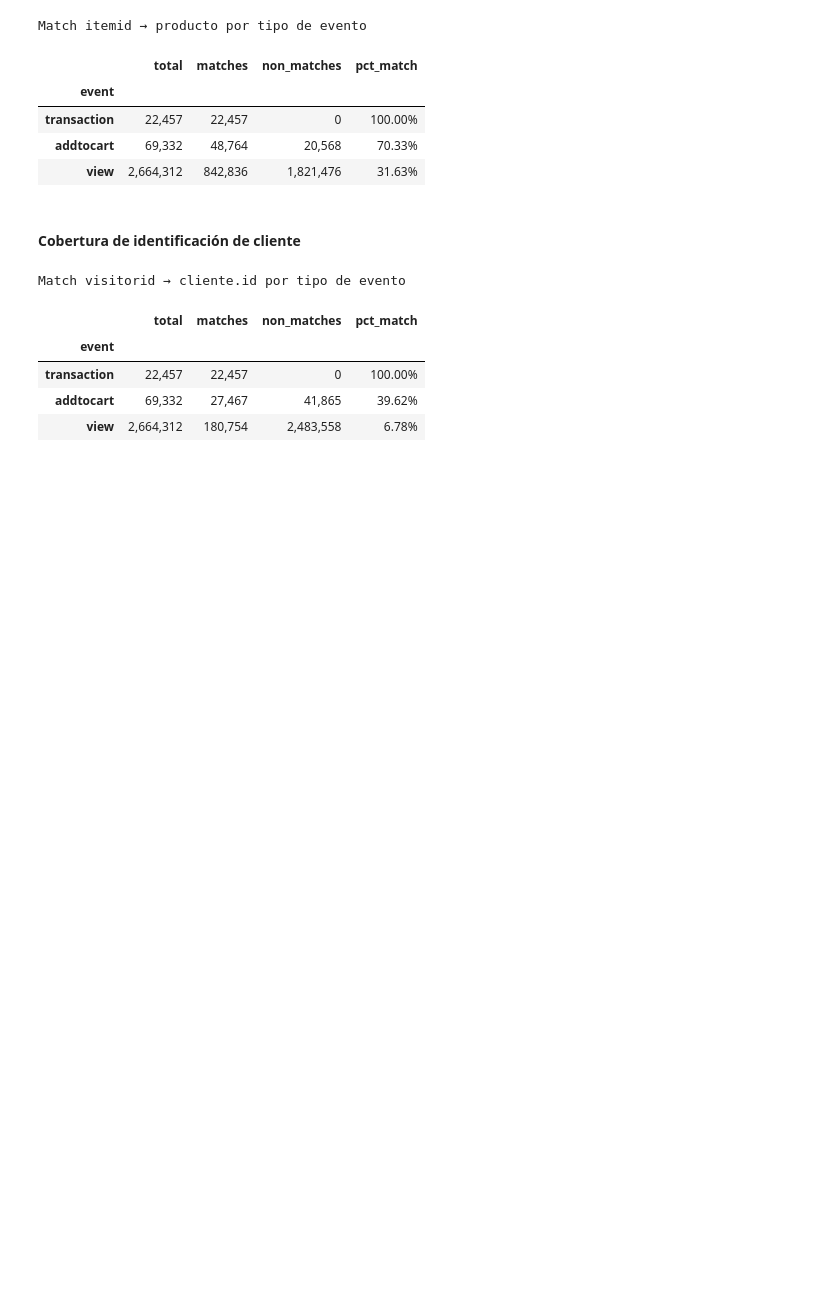
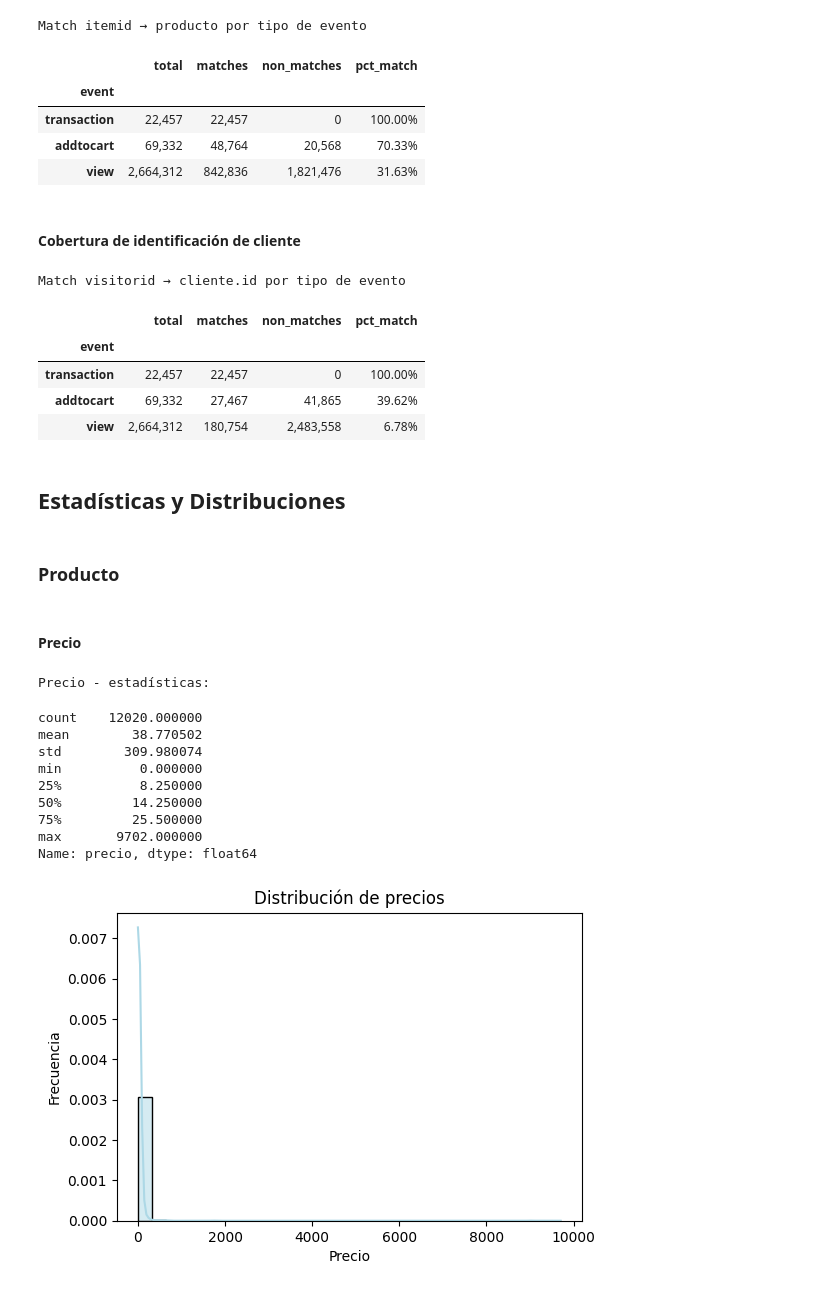
Before and after one commit to LeivaDiego/MLOps-Lab2, a Jupyter notebook: data_understanding.ipynb, the cells around one changed output. Saved outputs shown, nothing was run; the diff lists cells and outputs as text; code cells hidden in the pictures; blank space fills up the shorter version.

```diff
--- a/data_understanding.ipynb
+++ b/data_understanding.ipynb
@@ -408,3 +408,36 @@ Match visitorid → cliente.id por tipo de evento
 | transaction | 22,457 | 22,457 | 0 | 100.00% |
 | addtocart | 69,332 | 27,467 | 41,865 | 39.62% |
 | view | 2,664,312 | 180,754 | 2,483,558 | 6.78% |
+# %% [markdown]
+## Estadísticas y Distribuciones
+# %% [markdown]
+### Producto
+# %% [markdown]
+#### Precio
+# %%
+# Preprocesamiento
+df_producto["precio"] = pd.to_numeric(df_producto["precio"], errors="coerce")
+
+# Estadísticas
+print("Precio - estadísticas:")
+display(df_producto["precio"].describe())
+
+# Gráfico
+plt.figure(figsize=(6,4))
+sns.histplot(df_producto["precio"].dropna(), bins=30, kde=True, stat="density", color="lightblue", edgecolor="black")
+plt.title("Distribución de precios")
+plt.xlabel("Precio")
+plt.ylabel("Frecuencia")
+plt.show()
+# %% [output]
+Precio - estadísticas:
+count    12020.000000
+mean        38.770502
+std        309.980074
+min          0.000000
+25%          8.250000
+50%         14.250000
+75%         25.500000
+max       9702.000000
+Name: precio, dtype: float64
+[figure, added]
```
Also changed, not shown: parts of 20 cells of this notebook.
